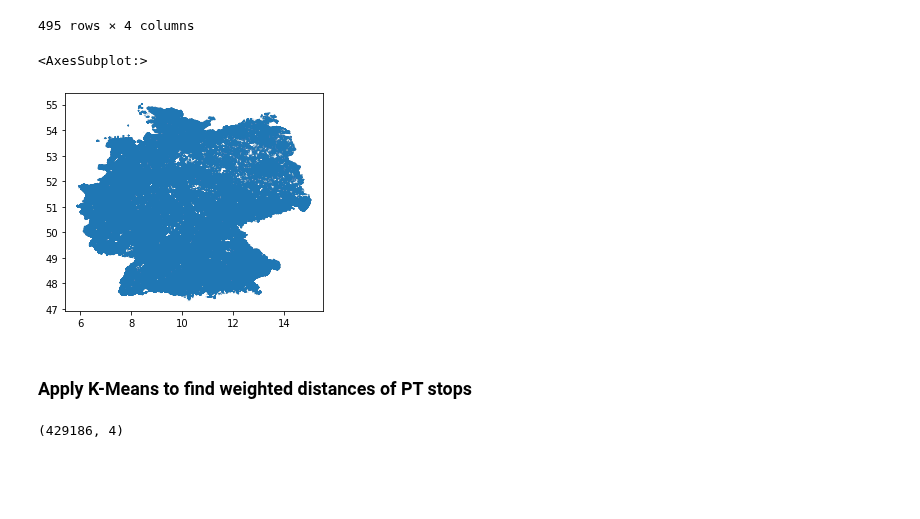
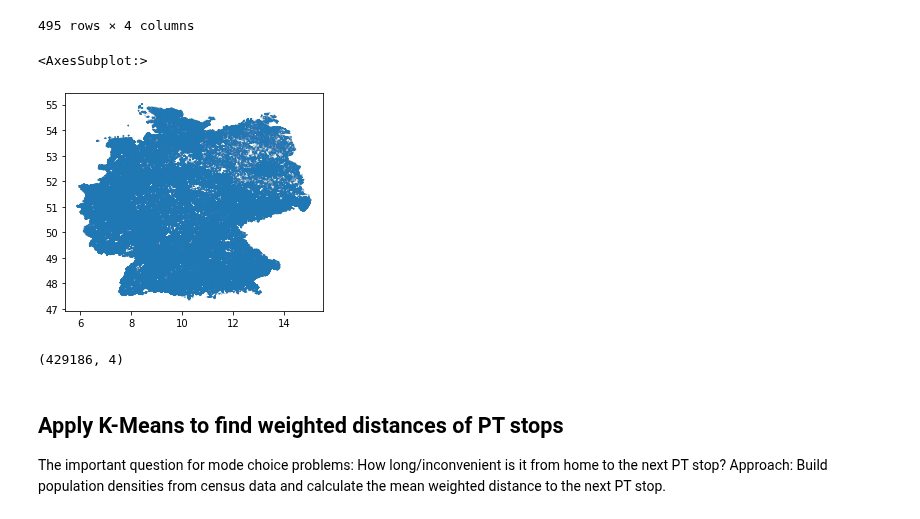
Before and after one commit to marlinarnz/quetzal_germany, a Jupyter notebook: notebooks/prep15_census_distances.ipynb, the cells around one changed output. Cells and saved outputs as stored; diff of their text form; code cells hidden in the pictures; blank space fills up the shorter version.

```diff
--- a/notebooks/prep15_census_distances.ipynb
+++ b/notebooks/prep15_census_distances.ipynb
@@ -124,16 +122,18 @@ pop_r.loc[pop_r['NUTS_ID'].isna()]
 # %%
 # Visualise
 #zones_plot = sm.plot('zones', alpha=0.1, figsize=[16, 9], color='green')
-pop_r.plot(markersize=list(pop_r['Einwohner']/300), alpha=0.2)#, ax=zones_plot)
+pop_r.plot(markersize=list(pop_r['Einwohner']/300), alpha=0.1)#, ax=zones_plot)
 # %% [output]
 <AxesSubplot:>
-[figure, old version]
+[figure, new version]
-# %% [markdown]
-### Apply K-Means to find weighted distances of PT stops
 # %%
 sm.nodes.shape
 # %% [output]
 (429186, 4)
+# %% [markdown]
+## Apply K-Means to find weighted distances of PT stops
+The important question for mode choice problems: How long/inconvenient is it from home to the next PT stop? </br>
+Approach: Build population densities from census data and calculate the mean weighted distance to the next PT stop.
 # %%
 # Settings:
 dist_col = 'weighted_dist'
```
Also changed, not shown: parts of 16 cells of this notebook, 4 other files.
